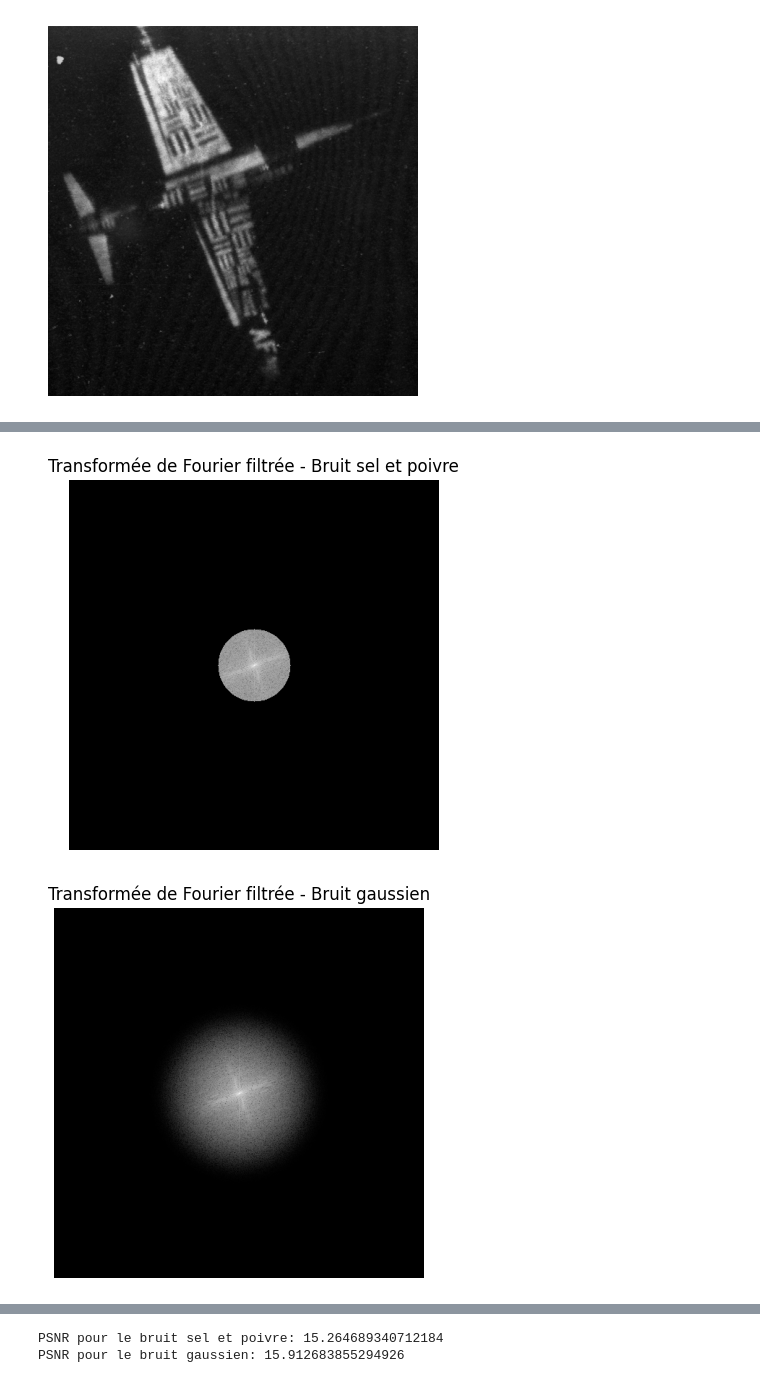
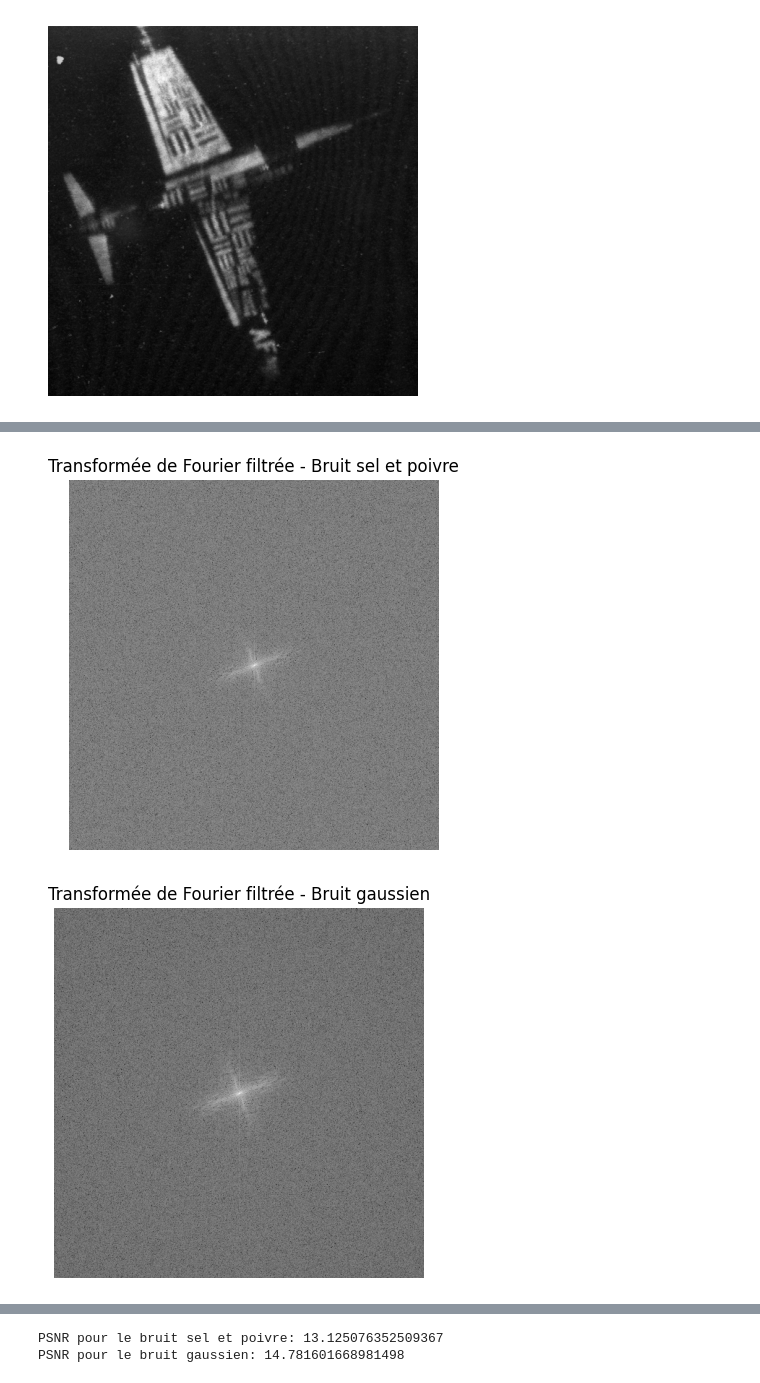
Before and after one commit to Adeper/Projet_Image, a Jupyter notebook: Code/Fourier/tests_fourier.ipynb, the cells around one changed output, grey strips where cells are left out. Saved outputs shown, nothing was run; the diff lists cells and outputs as text; code cells hidden in the pictures.

```diff
--- a/Code/Fourier/tests_fourier.ipynb
+++ b/Code/Fourier/tests_fourier.ipynb
@@ -217,34 +217,34 @@ test_image_noisy_gaussian = noisy_images_gaussian[0]
 # Appliquer la transformée de Fourier
 image_fourier_salt_pepper = apply_fourier_transform(test_image_noisy_salt_pepper)
 image_fourier_gaussian = apply_fourier_transform(test_image_noisy_gaussian)
 
 # Afficher la transformée de Fourier
 display_fourier_transform(image_fourier_salt_pepper, 'Transformée de Fourier - Bruit sel et poivre')
 display_fourier_transform(image_fourier_gaussian, 'Transformée de Fourier - Bruit gaussien')
 
 # Appliquer un filtre passe-bas
-filtered_fourier_salt_pepper = apply_low_pass_filter(image_fourier_salt_pepper, radius=50)
-filtered_fourier_gaussian = apply_gaussian_low_pass_filter(image_fourier_gaussian, sigma=25)
+filtered_fourier_salt_pepper = apply_low_pass_filter(image_fourier_salt_pepper, radius=500)
+filtered_fourier_gaussian = apply_gaussian_low_pass_filter(image_fourier_gaussian, sigma=500)
 
 # Afficher la transformée de Fourier après filtrage
 display_fourier_transform(filtered_fourier_salt_pepper, 'Transformée de Fourier filtrée - Bruit sel et poivre')
 display_fourier_transform(filtered_fourier_gaussian, 'Transformée de Fourier filtrée - Bruit gaussien')
 
 # Afficher la transformée de Fourier inverse
 denoised_image_salt_pepper = apply_inverse_fourier_transform(filtered_fourier_salt_pepper)
 denoised_image_gaussian = apply_inverse_fourier_transform(filtered_fourier_gaussian)
 
 # Afficher l'image débruitée
 display_image(denoised_image_salt_pepper, 'Image débruitée - Bruit sel et poivre')
 display_image(denoised_image_gaussian, 'Image débruitée - Bruit gaussien')
 
 # Calcul du PSNR
 psnr_salt_pepper = psnr(test_image, denoised_image_salt_pepper)
 psnr_gaussian = psnr(test_image, denoised_image_gaussian)
 print(f"PSNR pour le bruit sel et poivre: {psnr_salt_pepper}")
 print(f"PSNR pour le bruit gaussien: {psnr_gaussian}")
 # %% [output]
 [figure]
 [figure]
-[figure, old version]
+[figure, new version]
-[figure, old version]
+[figure, new version]
@@ -253,3 +253,3 @@ print(f"PSNR pour le bruit gaussien: {psnr_gaussian}")
-PSNR pour le bruit sel et poivre: 15.264689340712184
-PSNR pour le bruit gaussien: 15.912683855294926
+PSNR pour le bruit sel et poivre: 13.125076352509367
+PSNR pour le bruit gaussien: 14.781601668981498
 # %%
```
Also changed, not shown: parts of 9 cells of this notebook, 3 other files.
